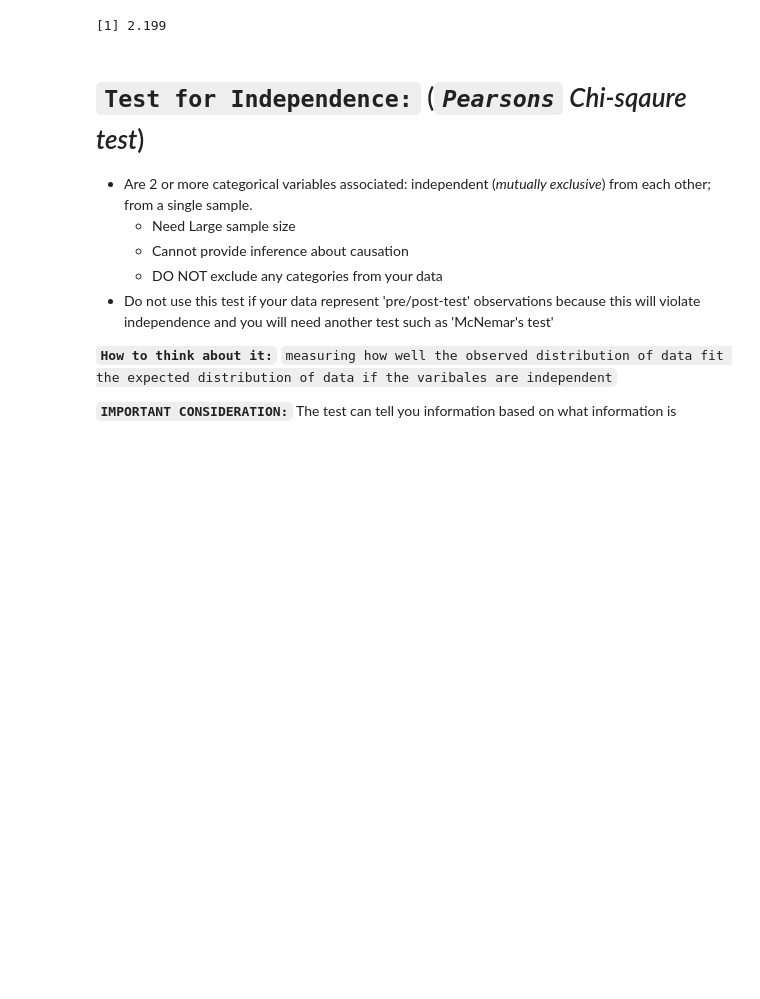
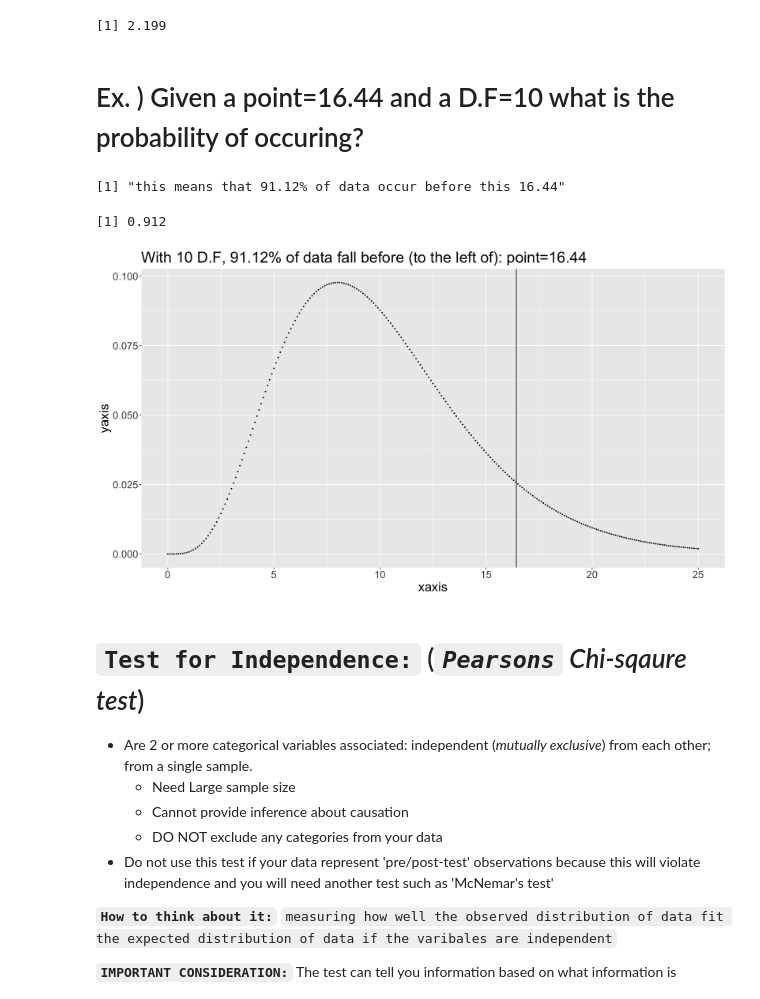
Before and after one commit to MrFuguDataScience/MLE_Basics_N_Stats, a Jupyter notebook: Chi_sq_distr.ipynb, the cells around one changed output. Saved outputs shown, nothing was run; the diff lists cells and outputs as text; code cells hidden in the pictures; blank space fills up the shorter version.

```diff
--- a/Chi_sq_distr.ipynb
+++ b/Chi_sq_distr.ipynb
@@ -208,6 +292,22 @@ sqrt(((10-1)*sd(fake_dta)^2)/qchisq(c(.975),df=9, lower.tail=FALSE))
 round(sd(fake_dta),digits=3)
 # %% [output]
 [1] 2.199
+# %% [markdown]
+# Ex. ) Given a point=16.44 and a D.F=10 what is the probability of occuring?
+# %%
+print('this means that 91.12% of data occur before this 16.44')
+round(pchisq(16.44,df=10),digits=3)
+# %% [output]
+[1] "this means that 91.12% of data occur before this 16.44"
+[1] 0.912
+# %%
+ggplot(SampleData, aes(xaxis,yaxis))+geom_point(size=0.5)+
+theme(text=element_text(size=21))+
+geom_vline(xintercept=qchisq(.912,df=10))+
+# title
+ggtitle("With 10 D.F, 91.12% of data fall before (to the left of): point=16.44")
+# %% [output]
+[figure, added]
 # %% [markdown]
 # `Test for Independence:` (*`Pearsons`* *Chi-sqaure test*)
 
```
Also changed, not shown: parts of 30 cells of this notebook.
